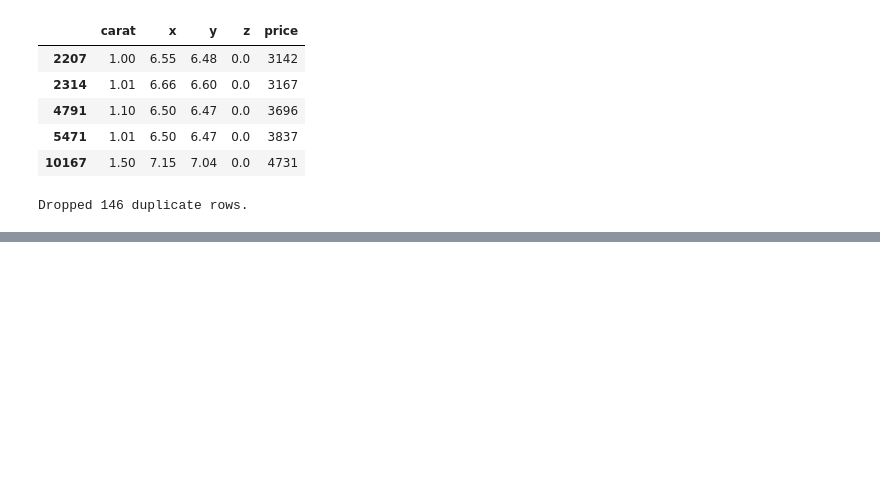
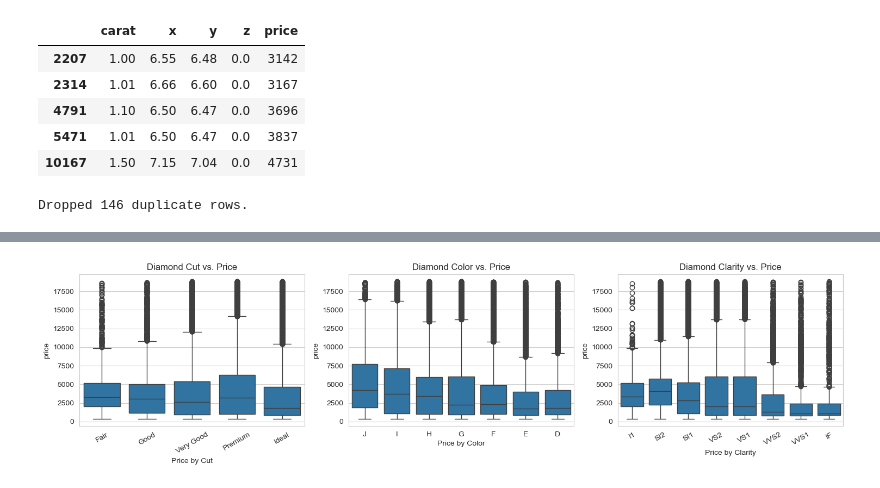
Before and after one commit to Niraj7272/DataScience, a Jupyter notebook: Practice/Machine_Learning/Diamond_Price_Prediction/Diamond.ipynb, the cells around one changed output, grey strips where cells are left out. Drawn from its saved outputs; the diff is of its cells as text; code cells hidden in the pictures; blank space fills up the shorter version.

```diff
--- a/Practice/Machine_Learning/Diamond_Price_Prediction/Diamond.ipynb
+++ b/Practice/Machine_Learning/Diamond_Price_Prediction/Diamond.ipynb
@@ -144,0 +177,23 @@ Dropped 146 duplicate rows.
+# %%
+fig, axes = plt.subplots(1, 3, figsize=(15, 4))
+order_cut = ['Fair', 'Good', 'Very Good', 'Premium', 'Ideal']
+order_color = ['J', 'I', 'H', 'G', 'F', 'E', 'D']
+order_clarity = ['I1', 'SI2', 'SI1', 'VS2', 'VS1', 'VVS2', 'VVS1', 'IF']
+
+sns.boxplot(data=df_clean, x='cut', y='price', order=order_cut, ax=axes[0])
+axes[0].set_title('Diamond Cut vs. Price')
+axes[0].set_xlabel('Price by Cut')
+axes[0].tick_params(axis='x', rotation=30)
+
+sns.boxplot(data=df_clean, x='color', y='price', order=order_color, ax=axes[1])
+axes[1].set_title('Diamond Color vs. Price')
+axes[1].set_xlabel('Price by Color')
+
+sns.boxplot(data=df_clean, x='clarity', y='price', order=order_clarity, ax=axes[2])
+axes[2].set_title('Diamond Clarity vs. Price')
+axes[2].set_xlabel('Price by Clarity')
+axes[2].tick_params(axis='x', rotation=30)
+plt.tight_layout()
+plt.show() # confounding variable effect
+# %% [output]
+[figure, added]
```
Also changed, not shown: parts of 33 cells of this notebook.
